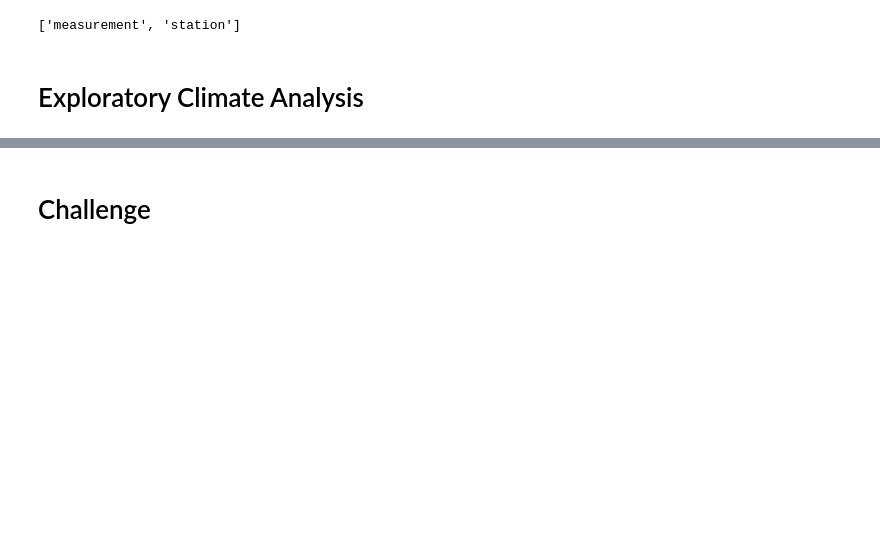
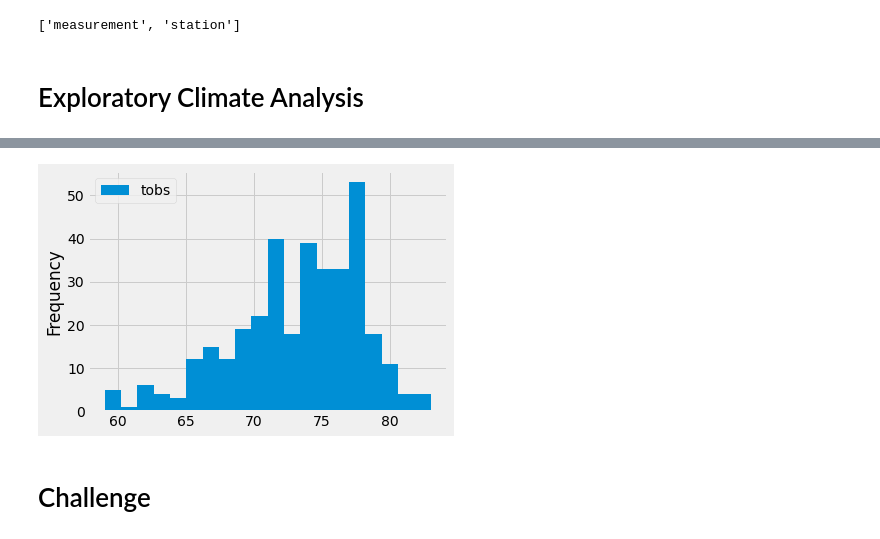
Before and after one commit to HibahAhmed/surfs_up, a Jupyter notebook: Resources/climate_analysis.ipynb, the cells around one changed output, grey strips where cells are left out. Drawn from its saved outputs; the diff is of its cells as text; code cells hidden in the pictures; blank space fills up the shorter version.

```diff
--- a/Resources/climate_analysis.ipynb
+++ b/Resources/climate_analysis.ipynb
@@ -71,2 +221,9 @@ session = Session(engine)
+# %%
+# Adjust the number of bins in the plot to 20
+df = pd.DataFrame(results, columns=['tobs'])
+df.plot.hist(bins=20)
+plt.tight_layout()
+# %% [output]
+[figure, added]
 # %% [markdown]
 # Challenge
```
Also changed, not shown: parts of 13 cells of this notebook.
